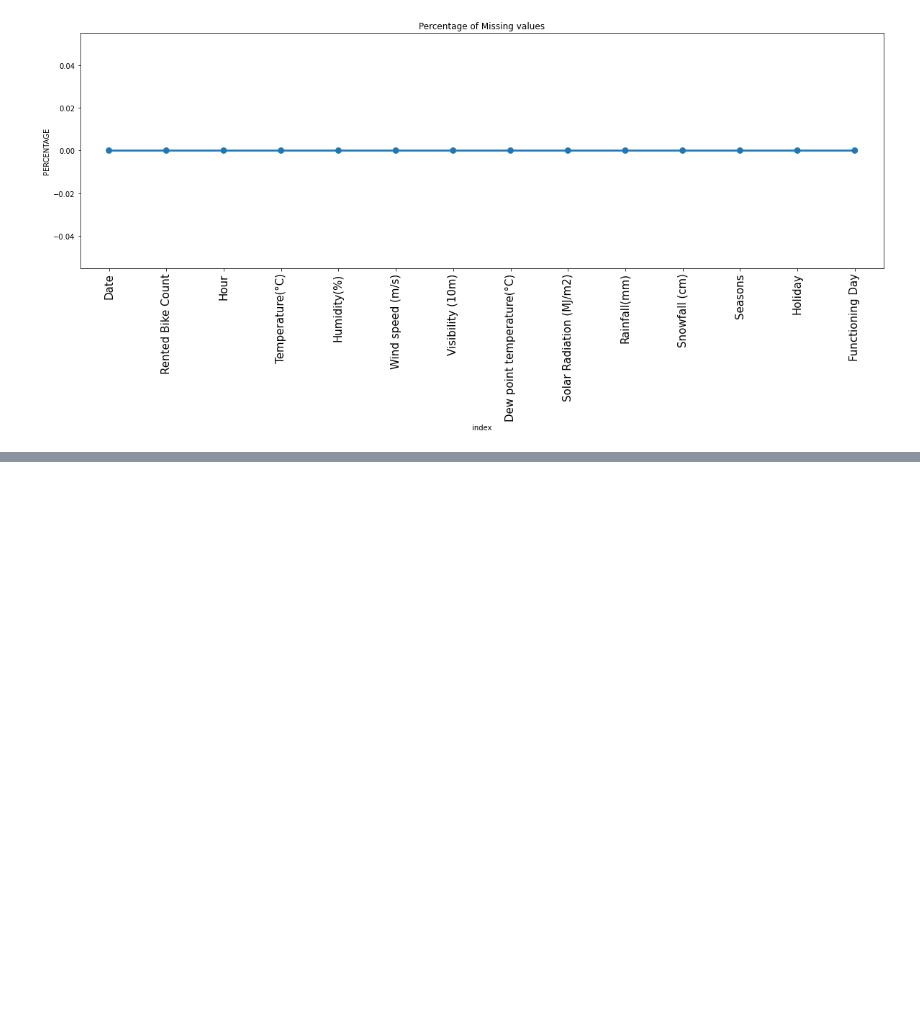
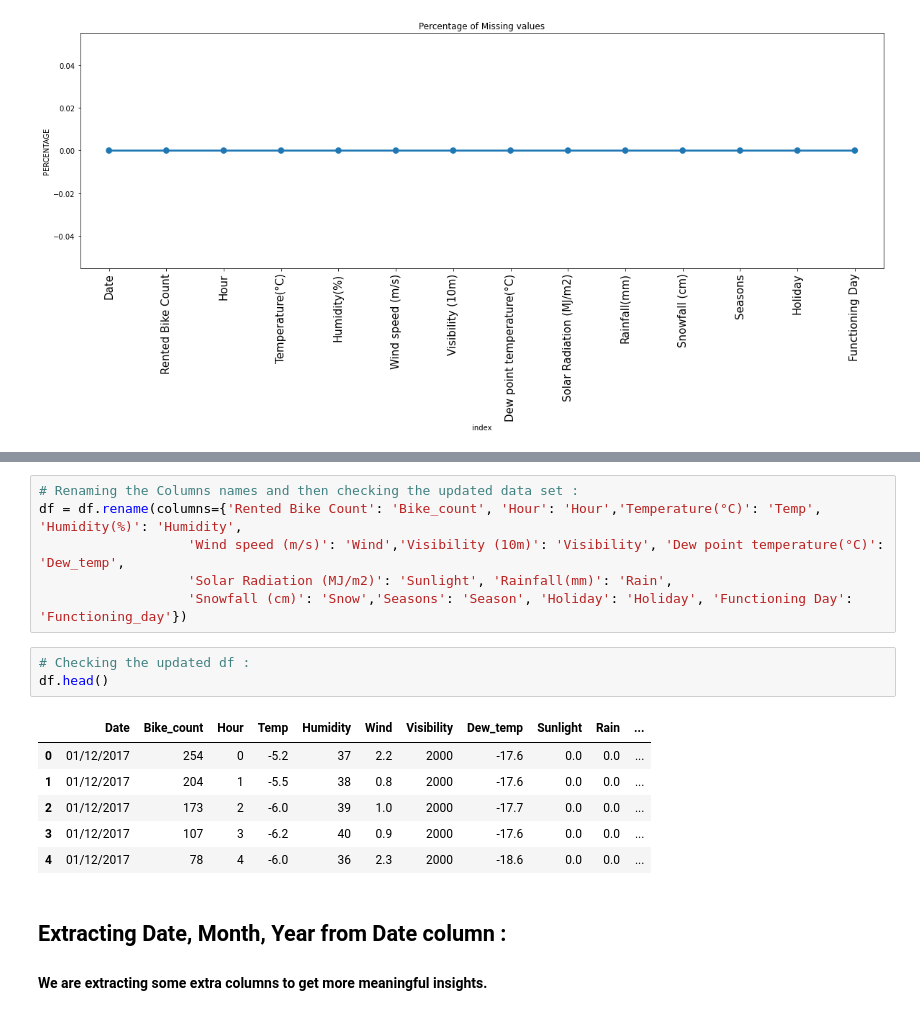
Before and after one commit to firaz-thakur/SEOUL-BIKE-SHARING-DEMAND-PREDICTION, a Jupyter notebook: Supervised_ML_Regression_Project.ipynb, the cells around one changed output, grey strips where cells are left out. Saved outputs shown, nothing was run; the diff lists cells and outputs as text; blank space fills up the shorter version.

```diff
--- a/Supervised_ML_Regression_Project.ipynb
+++ b/Supervised_ML_Regression_Project.ipynb
@@ -191,0 +222,19 @@ df.describe().T
+# %%
+# Renaming the Columns names and then checking the updated data set :
+df = df.rename(columns={'Rented Bike Count': 'Bike_count', 'Hour': 'Hour','Temperature(°C)': 'Temp', 'Humidity(%)': 'Humidity',
+                   'Wind speed (m/s)': 'Wind','Visibility (10m)': 'Visibility', 'Dew point temperature(°C)': 'Dew_temp',
+                   'Solar Radiation (MJ/m2)': 'Sunlight', 'Rainfall(mm)': 'Rain',
+                   'Snowfall (cm)': 'Snow','Seasons': 'Season', 'Holiday': 'Holiday', 'Functioning Day': 'Functioning_day'})
+# %%
+# Checking the updated df :
+df.head()
+# %% [output]
+|  | Date | Bike_count | Hour | Temp | Humidity | Wind | Visibility | Dew_temp | Sunlight | Rain | ... |
+| 0 | 01/12/2017 | 254 | 0 | -5.2 | 37 | 2.2 | 2000 | -17.6 | 0.0 | 0.0 | ... |
+| 1 | 01/12/2017 | 204 | 1 | -5.5 | 38 | 0.8 | 2000 | -17.6 | 0.0 | 0.0 | ... |
+| 2 | 01/12/2017 | 173 | 2 | -6.0 | 39 | 1.0 | 2000 | -17.7 | 0.0 | 0.0 | ... |
+| 3 | 01/12/2017 | 107 | 3 | -6.2 | 40 | 0.9 | 2000 | -17.6 | 0.0 | 0.0 | ... |
+| 4 | 01/12/2017 | 78 | 4 | -6.0 | 36 | 2.3 | 2000 | -18.6 | 0.0 | 0.0 | ... |
+# %% [markdown]
+## **Extracting Date, Month, Year from Date column :**
+#### We are extracting some extra columns to get more meaningful insights.
```
Also changed, not shown: parts of 21 cells of this notebook.
